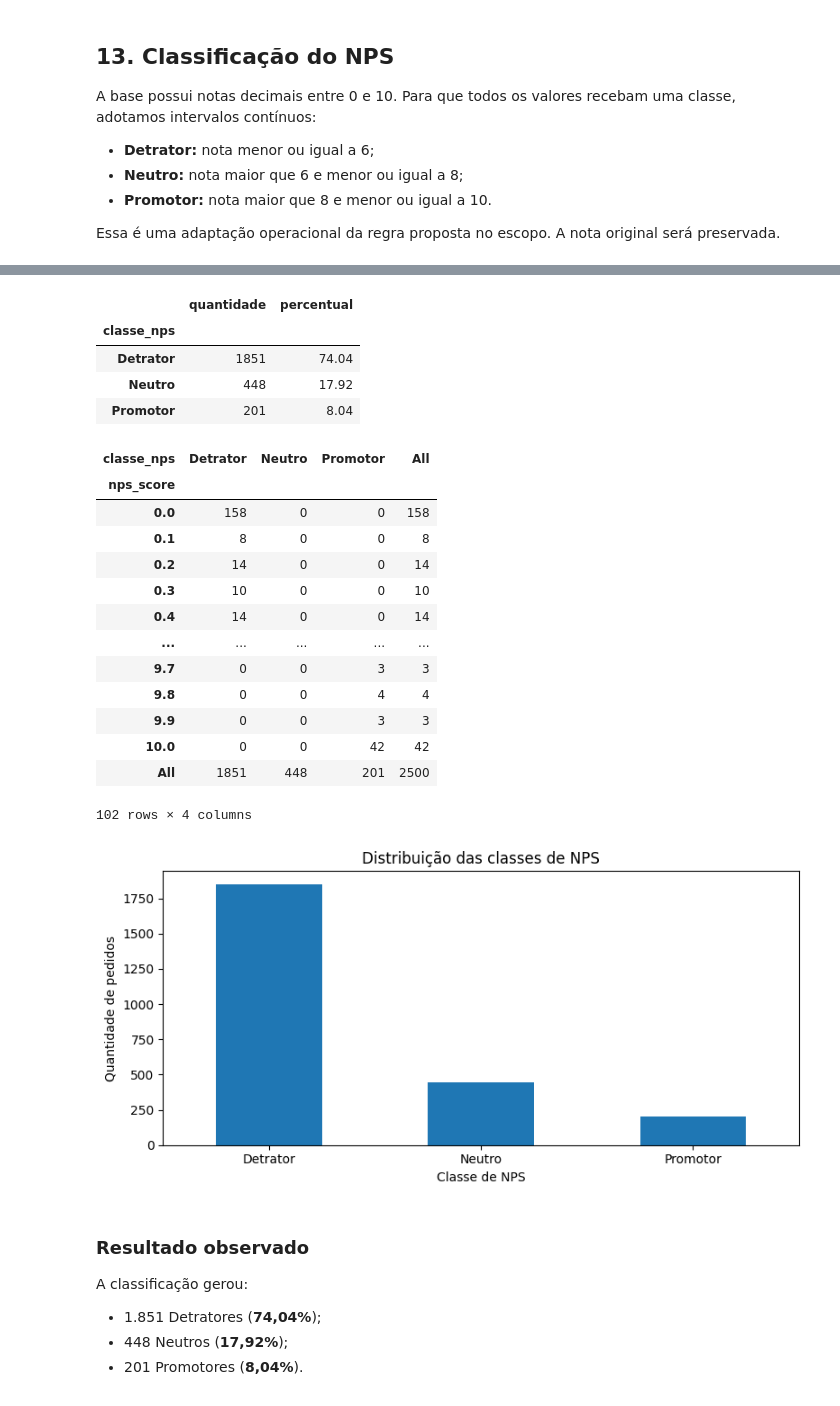
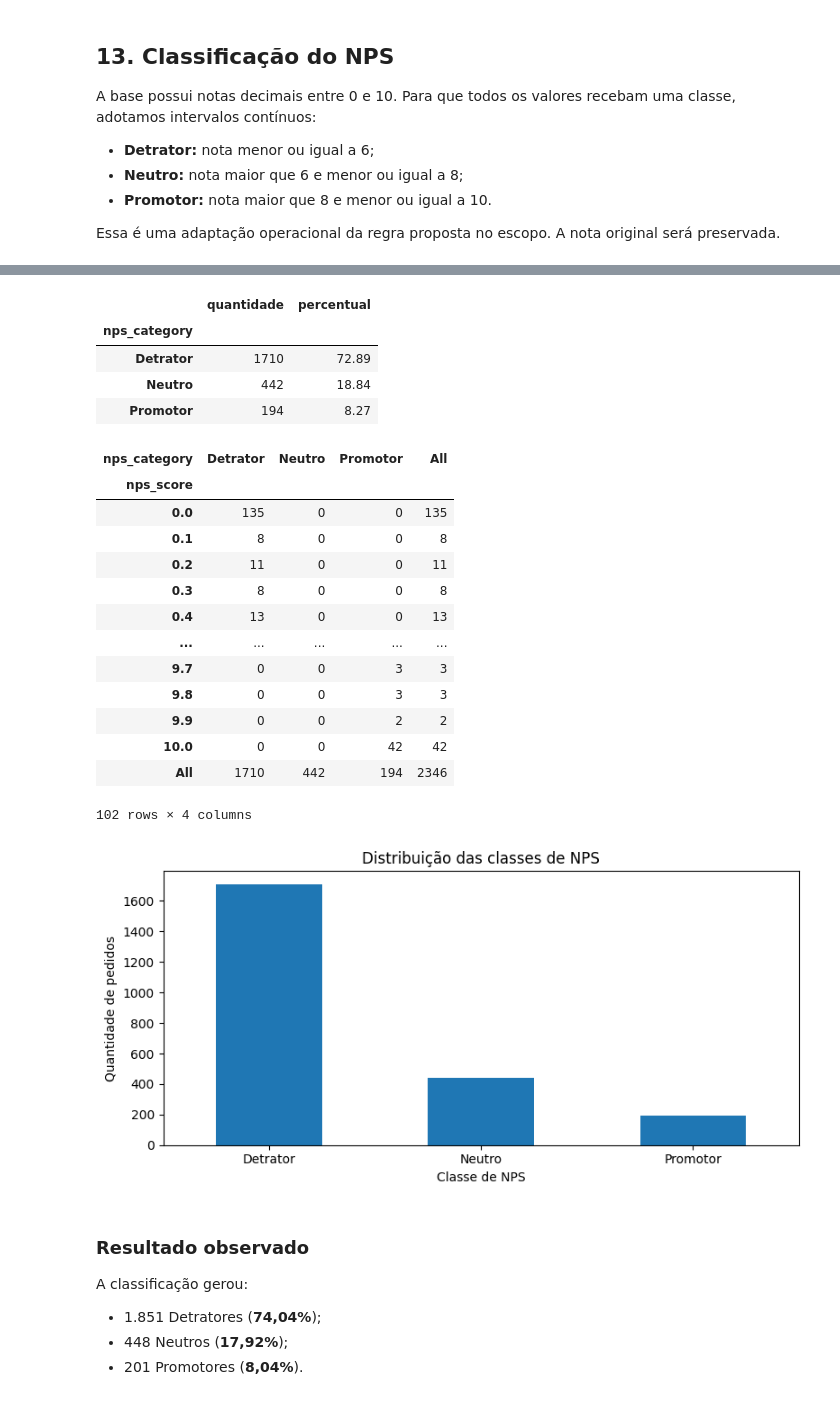
Before and after one commit to Fabio-Costa986/Business-understanding-and-data-analysis, a Jupyter notebook: notebook/01_tratamento_dados.ipynb, the cells around one changed output, grey strips where cells are left out. Cells and saved outputs as stored; diff of their text form; code cells hidden in the pictures.

Commit message:
Atualiza tratamento de dados e adiciona registros rejeitados

```diff
--- a/notebook/01_tratamento_dados.ipynb
+++ b/notebook/01_tratamento_dados.ipynb
@@ -914,19 +959,14 @@ Quantidade de registros sem atraso: 277
 # %%
-# Calcula o percentual dos registros divergentes
-percentual_sem_atraso = (
-    len(registros_sem_atraso) / len(df) * 100
+# Calcula o atraso proporcional ao tempo total de entrega
+df["delivery_delay_ratio"] = (
+    df["delivery_delay_days"] / df["delivery_time_days"]
 )
 
-# Calcula a diferença dos registros totais pelos inconsistentes
-percentual_restante = 100 - percentual_sem_atraso
-
+# Confere se o resultado está entre 0 e 1
 print(
-    f"Percentual de registros sem atraso: "
-    f"{percentual_sem_atraso:.2f}%"
+    "Valores acima de 100%: ",
+    (df["delivery_delay_ratio"] > 1).sum()
 )
 
-print(
-    f"Percentual de registros restantes: "
-    f"{percentual_restante:.2f}%"
-)
+df["delivery_delay_ratio"].describe().round(2)
 # %% [output]
@@ -994,7 +1013,7 @@ rotulos_idade = [
 ]
 
 # Criação da faixa etária
-df["faixa_etaria"] = pd.cut(
+df["age_group"] = pd.cut(
     df["customer_age"],
     bins=limites_idade,
     labels=rotulos_idade,
@@ -1002,5 +1021,5 @@ df["faixa_etaria"] = pd.cut(
 )
 
 # Distribuição das faixas
-df["faixa_etaria"].value_counts(sort=False, dropna=False)
+df["age_group"].value_counts(sort=False, dropna=False)
 # %% [output]
@@ -1042,7 +1061,7 @@ rotulos_tenure = [
 ]
 
 # Criação da faixa de relacionamento
-df["faixa_tenure"] = pd.cut(
+df["tenure_group"] = pd.cut(
     df["customer_tenure_months"],
     bins=limites_tenure,
     labels=rotulos_tenure,
@@ -1050,5 +1069,5 @@ df["faixa_tenure"] = pd.cut(
 )
 
 # Distribuição das faixas
-df["faixa_tenure"].value_counts(sort=False, dropna=False)
+df["tenure_group"].value_counts(sort=False, dropna=False)
 # %% [output]
@@ -1113,67 +1131,67 @@ def classificar_nps(nota):
         return "Promotor"
 
 # Criação da classe
-df["classe_nps"] = df["nps_score"].apply(classificar_nps)
+df["nps_category"] = df["nps_score"].apply(classificar_nps)
 
 # Quantidade e percentual por classe
 resumo_classes_nps = pd.DataFrame({
-    "quantidade": df["classe_nps"].value_counts(),
+    "quantidade": df["nps_category"].value_counts(),
     "percentual": (
-        df["classe_nps"].value_counts(normalize=True) * 100
+        df["nps_category"].value_counts(normalize=True) * 100
     ).round(2)
 })
 
 resumo_classes_nps
 # %% [output]
 |  | quantidade | percentual |
-| classe_nps |  |  |
-| Detrator | 1851 | 74.04 |
-| Neutro | 448 | 17.92 |
-| Promotor | 201 | 8.04 |
+| nps_category |  |  |
+| Detrator | 1710 | 72.89 |
+| Neutro | 442 | 18.84 |
+| Promotor | 194 | 8.27 |
 # %%
 # Conferência entre as notas e as classes atribuídas
 pd.crosstab(
     df["nps_score"],
-    df["classe_nps"],
+    df["nps_category"],
     margins=True
 )
 # %% [output]
-| classe_nps | Detrator | Neutro | Promotor | All |
+| nps_category | Detrator | Neutro | Promotor | All |
 | nps_score |  |  |  |  |
-| 0.0 | 158 | 0 | 0 | 158 |
+| 0.0 | 135 | 0 | 0 | 135 |
 | 0.1 | 8 | 0 | 0 | 8 |
-| 0.2 | 14 | 0 | 0 | 14 |
-| 0.3 | 10 | 0 | 0 | 10 |
-| 0.4 | 14 | 0 | 0 | 14 |
+| 0.2 | 11 | 0 | 0 | 11 |
+| 0.3 | 8 | 0 | 0 | 8 |
+| 0.4 | 13 | 0 | 0 | 13 |
 | ... | ... | ... | ... | ... |
 | 9.7 | 0 | 0 | 3 | 3 |
-| 9.8 | 0 | 0 | 4 | 4 |
-| 9.9 | 0 | 0 | 3 | 3 |
+| 9.8 | 0 | 0 | 3 | 3 |
+| 9.9 | 0 | 0 | 2 | 2 |
 | 10.0 | 0 | 0 | 42 | 42 |
-| All | 1851 | 448 | 201 | 2500 |
+| All | 1710 | 442 | 194 | 2346 |
 102 rows × 4 columns
 # %%
 # Ordem das classes no gráfico
 ordem_nps = ["Detrator", "Neutro", "Promotor"]
 
 # Contagem organizada na ordem desejada
 contagem_nps = (
-    df["classe_nps"]
+    df["nps_category"]
     .value_counts()
     .reindex(ordem_nps)
 )
 
 # Gráfico de barras
 plt.figure(figsize=(8, 4))
 contagem_nps.plot(kind="bar")
 plt.title("Distribuição das classes de NPS")
 plt.xlabel("Classe de NPS")
 plt.ylabel("Quantidade de pedidos")
 plt.xticks(rotation=0)
 plt.tight_layout()
 plt.show()
 # %% [output]
-[figure, old version]
+[figure, new version]
 # %% [markdown]
 ### Resultado observado
 
```
Also changed, not shown: parts of 39 cells of this notebook, 2 other files.
